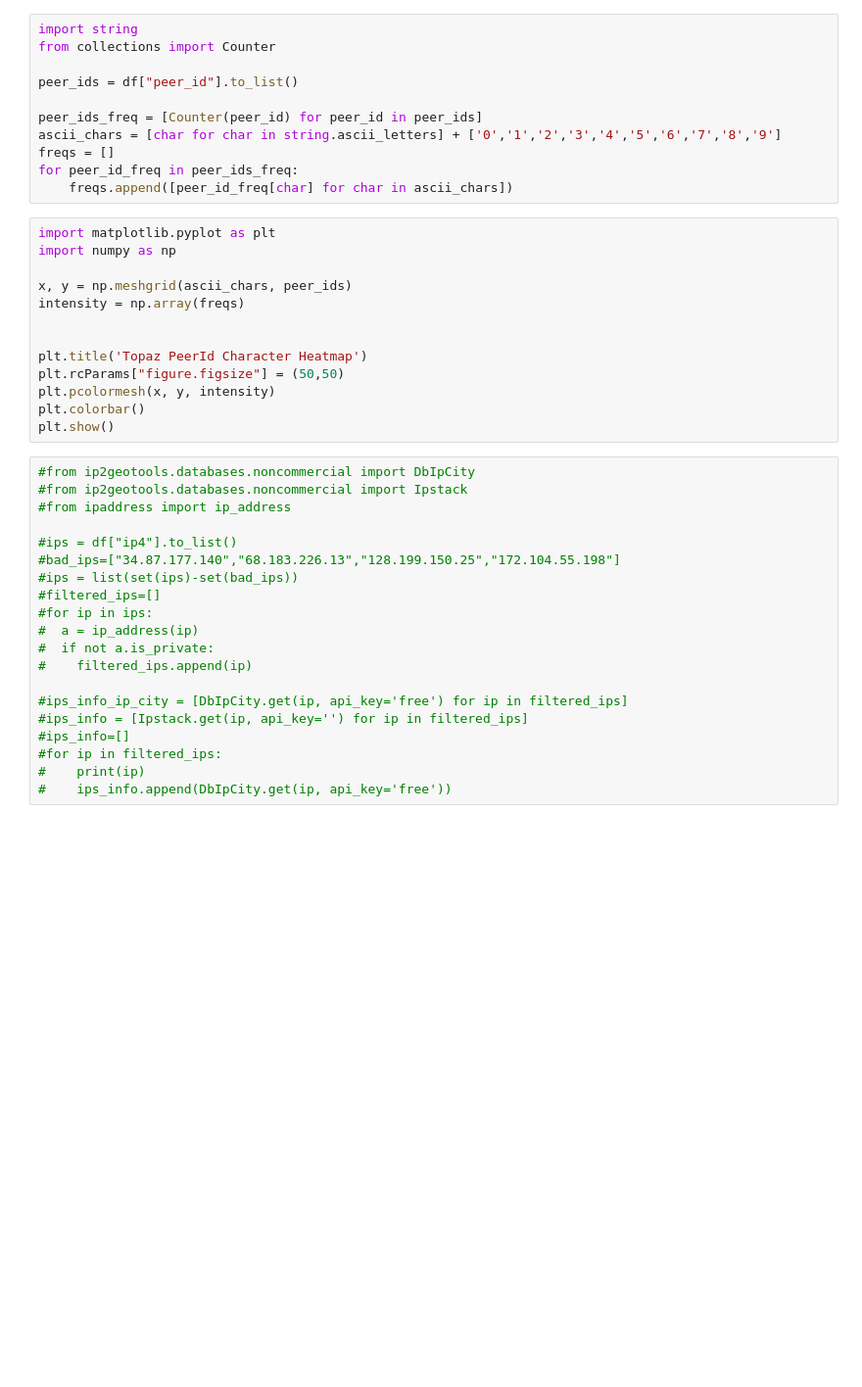
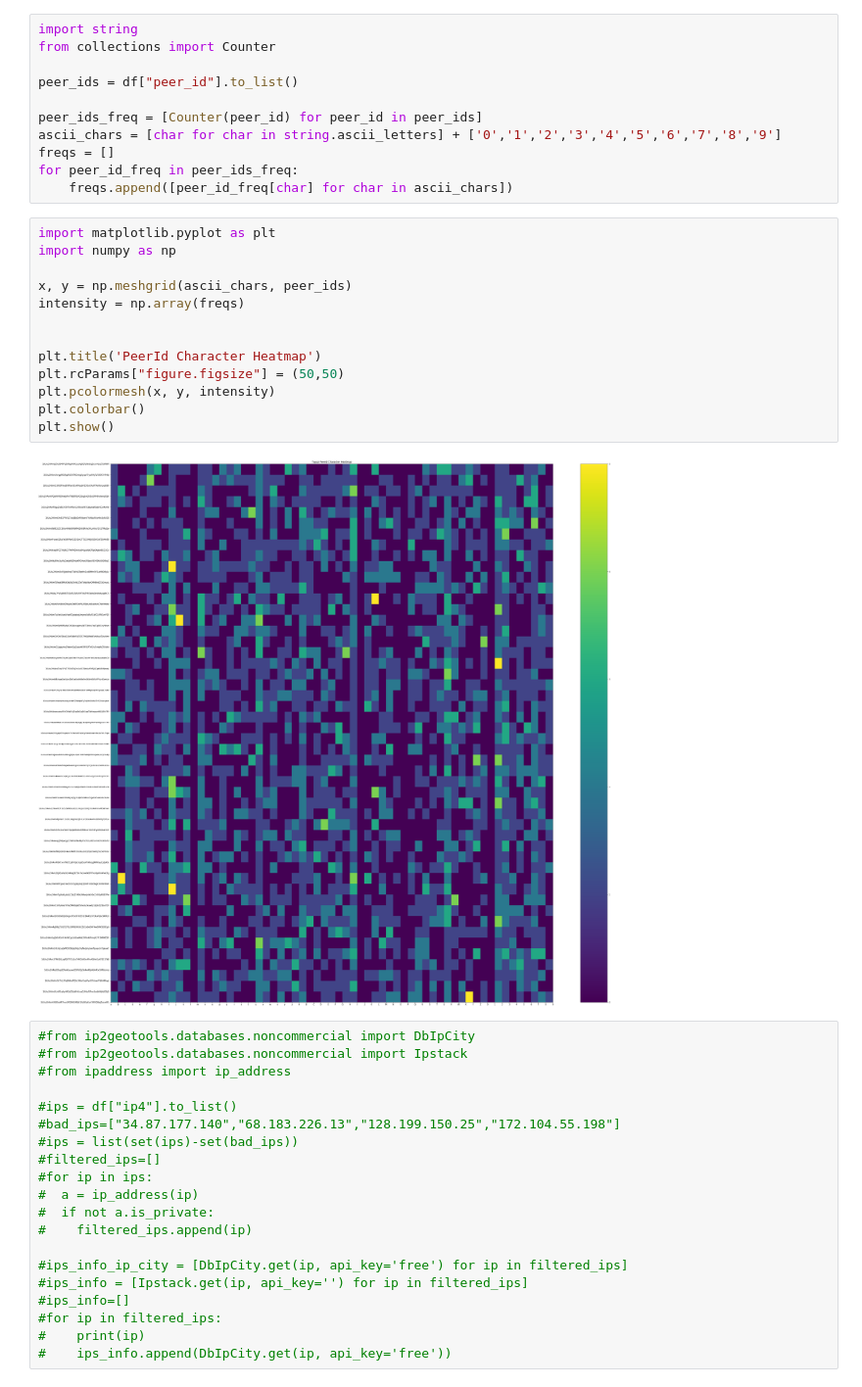
Before and after one commit to jrhea/eth2-analysis, a Jupyter notebook: notebooks/schlesi-analysis.ipynb, the cells around one changed output. Shown at 98% size. Cells and saved outputs as stored; diff of their text form; blank space fills up the shorter version.

Commit message:
fix sclesi heatmap title

```diff
--- a/notebooks/schlesi-analysis.ipynb
+++ b/notebooks/schlesi-analysis.ipynb
@@ -86,16 +86,18 @@ for peer_id_freq in peer_ids_freq:
 # %%
 import matplotlib.pyplot as plt
 import numpy as np
 
 x, y = np.meshgrid(ascii_chars, peer_ids)
 intensity = np.array(freqs)
 
 
-plt.title('Topaz PeerId Character Heatmap')
+plt.title('PeerId Character Heatmap')
 plt.rcParams["figure.figsize"] = (50,50)
 plt.pcolormesh(x, y, intensity)
 plt.colorbar()
 plt.show()
+# %% [output]
+[figure, added]
 # %%
 #from ip2geotools.databases.noncommercial import DbIpCity
 #from ip2geotools.databases.noncommercial import Ipstack
```
Also changed, not shown: parts of 5 cells of this notebook.
